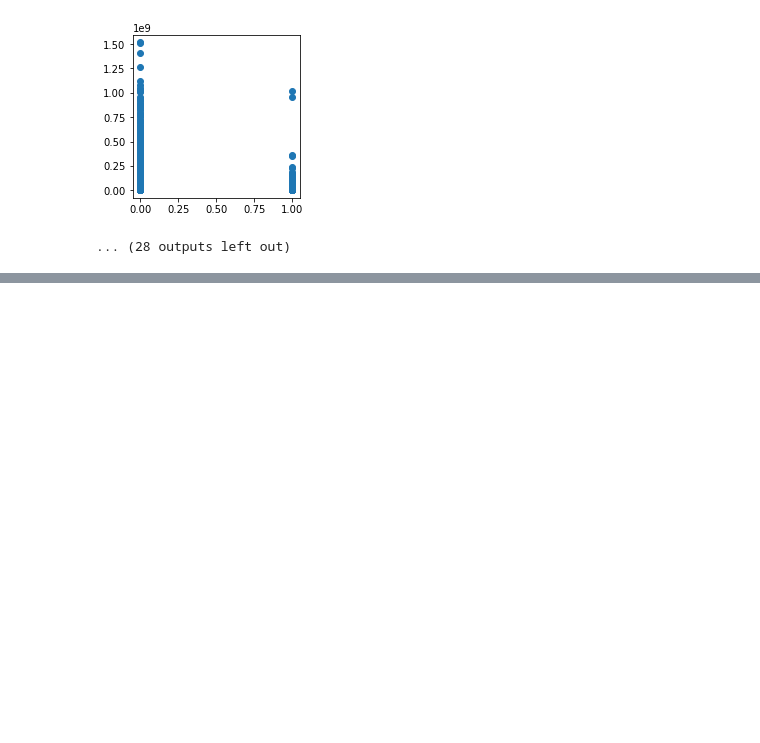
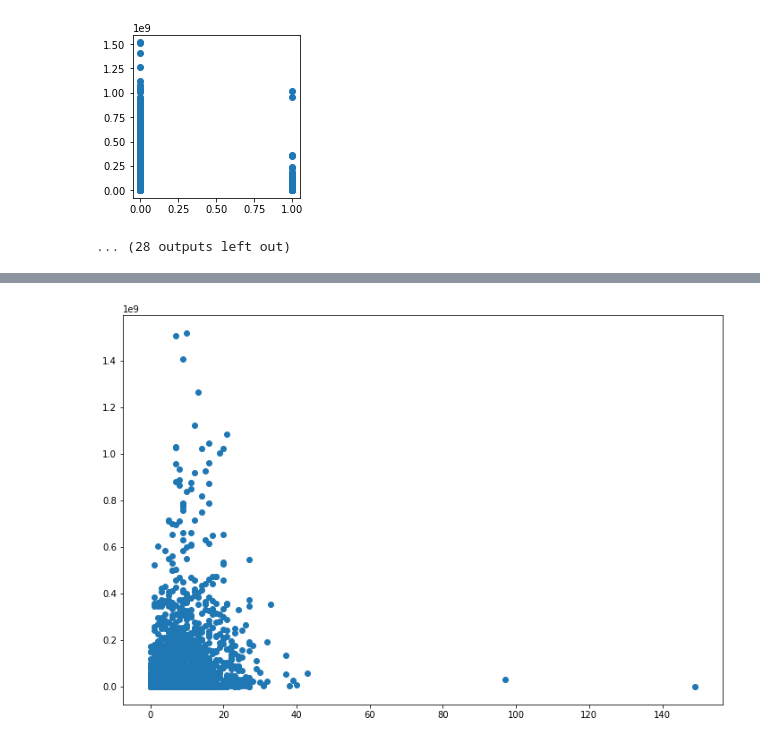
Before and after one commit to giacomobais/Data-WebMining, a Jupyter notebook: Progetto.ipynb, the cells around one changed output, grey strips where cells are left out. Cells and saved outputs as stored; diff of their text form; code cells hidden in the pictures; blank space fills up the shorter version.

```diff
--- a/Progetto.ipynb
+++ b/Progetto.ipynb
@@ -409,0 +674,10 @@ plt.show()
+# %%
+train = train.drop(['isInTop50Keywords'], axis=1)
+# %%
+train['keywordsCount'] = train['list_of_keywords'].apply(lambda x: len(x))
+# %%
+plt.figure(figsize=(12,8))
+plt.scatter("keywordsCount", "revenue", data=train)
+plt.show()
+# %% [output]
+[figure, added]
```
Also changed, not shown: parts of 34 cells of this notebook.
